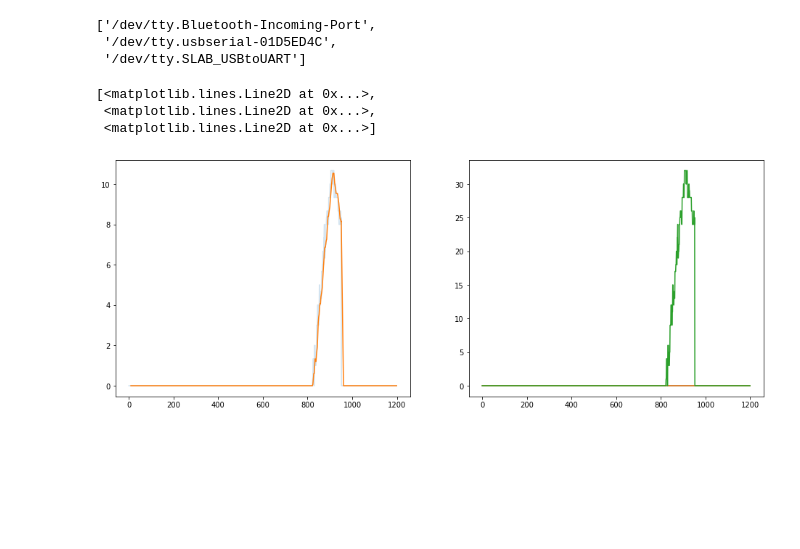
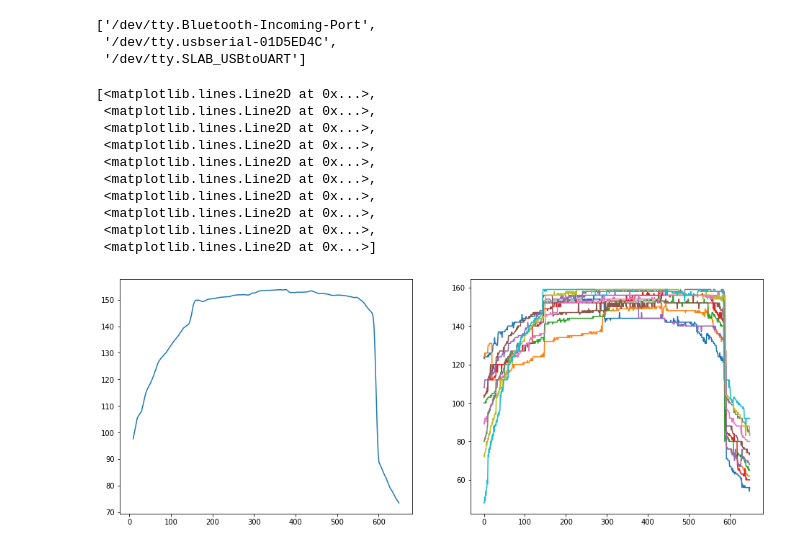
Before and after one commit to JamesTev/Spectre, a Jupyter notebook: embedded/serial_testing.ipynb, the cells around one changed output. Cells and saved outputs as stored; diff of their text form; code cells hidden in the pictures; blank space fills up the shorter version.

```diff
--- a/embedded/serial_testing.ipynb
+++ b/embedded/serial_testing.ipynb
@@ -69,28 +71,36 @@ def parse_hex_str(data):
 # %%
 import time
+
 
 def get_averaged_reading(n_samples, delay_sec):
 
     all_data = get_sample().reshape([1, -1])
 
     for i in range(max(n_samples-1, 0)):
         time.sleep(delay_sec)
         sample = get_sample()
         all_data = np.vstack([all_data, sample])
     return all_data
 
-n_per_reading = 3 # number of subsamples for a reading
-dt = 0.2 # delay in seconds between subsamples
+n_per_reading = 10 # number of subsamples for a reading
+dt = 0.1 # delay in seconds between subsamples
 
 data_mat = get_averaged_reading(n_per_reading, dt)
 mean_sig = data_mat.mean(axis=0)
 fig, (ax0, ax1) = plt.subplots(1, 2, figsize=(16,6))
-ax0.plot(mean_sig, alpha=0.2)
+# ax0.plot(mean_sig, alpha=0.2)
 ax0.plot(pd.Series(mean_sig).rolling(10).mean())
 
 ax1.plot(data_mat.T)
 # %% [output]
 [<matplotlib.lines.Line2D at 0x...>,
  <matplotlib.lines.Line2D at 0x...>,
+ <matplotlib.lines.Line2D at 0x...>,
+ <matplotlib.lines.Line2D at 0x...>,
+ <matplotlib.lines.Line2D at 0x...>,
+ <matplotlib.lines.Line2D at 0x...>,
+ <matplotlib.lines.Line2D at 0x...>,
+ <matplotlib.lines.Line2D at 0x...>,
+ <matplotlib.lines.Line2D at 0x...>,
  <matplotlib.lines.Line2D at 0x...>]
-[figure, old version]
+[figure, new version]
```
Also changed, not shown: parts of 2 cells of this notebook, 5 other files.
